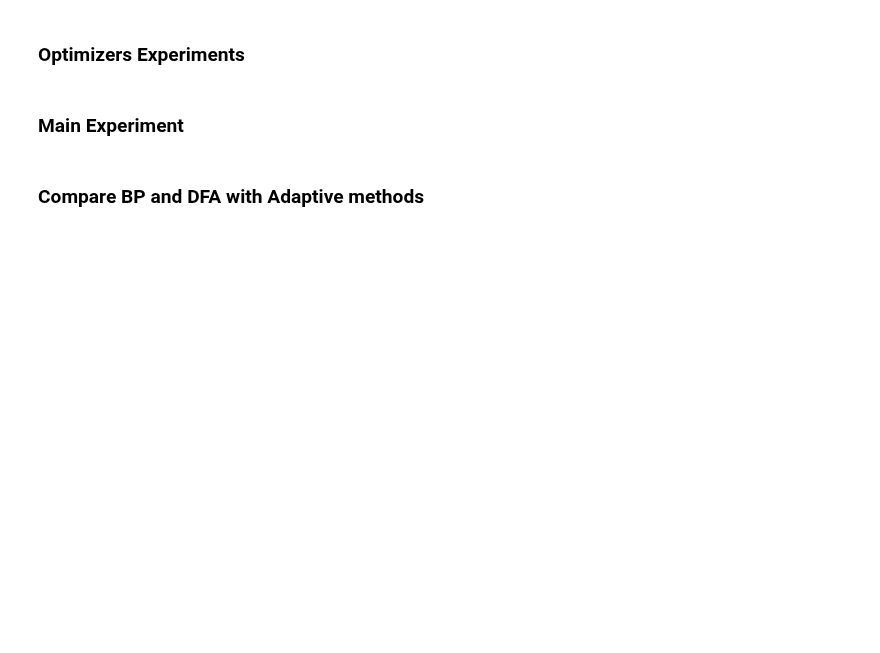
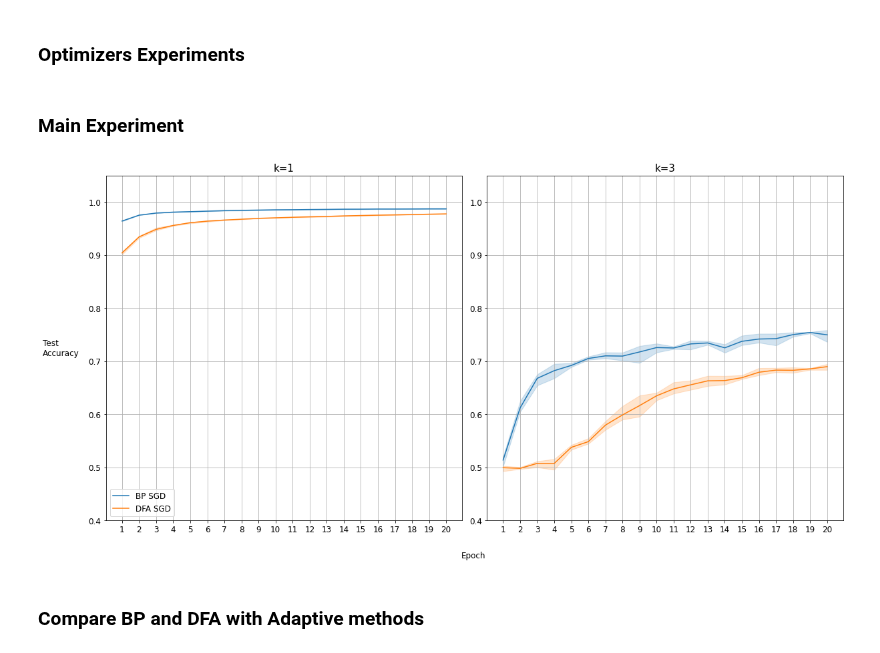
Before and after one commit to demirbilek95/Dynamics-of-Learning, a Jupyter notebook: 01-Experiments.ipynb, the cells around one changed output. Saved outputs shown, nothing was run; the diff lists cells and outputs as text; code cells hidden in the pictures; blank space fills up the shorter version.

```diff
--- a/01-Experiments.ipynb
+++ b/01-Experiments.ipynb
@@ -532,3 +670,35 @@ plt.show()
+# %%
+df_gen1 = pd.read_csv("runs/K1_SGD_BPDFA.csv")
+df_gen3 = pd.read_csv("runs/K3_SGD_BPDFA.csv")
+
+fig, (ax1,  ax3) = plt.subplots(1, 2, figsize=(16,8))
+
+ax1 = sns.lineplot(data=df_gen1, x="epoch", y="BP SGD", label="BP SGD", ax=ax1)
+ax1 = sns.lineplot(data=df_gen1, x="epoch", y="DFA SGD", label = "DFA SGD", ax=ax1)
+ax1.set_ylim(0.40,1.05)
+ax1.set_title("k=1", fontsize = 15)
+ax1.set_ylabel("")
+ax1.set_xlabel("")
+ax1.set_xticks(range(1,21))
+ax1.legend(loc = "lower left")
+ax1.grid(True)
+
+
+ax3 = sns.lineplot(data=df_gen3, x="epoch", y="BP SGD", ax=ax3)
+ax3 = sns.lineplot(data=df_gen3, x="epoch", y="DFA SGD", ax=ax3)
+ax3.set_ylim(0.40,1.05)
+ax3.set_title("k=3", fontsize = 15)
+ax3.set_ylabel("")
+ax3.set_xlabel("")
+ax3.set_xticks(range(1,21))
+ax3.grid(True)
+
+fig.tight_layout()
+fig.supxlabel('Epoch', x = 0.51, y = -0.05, fontsize = 12)
+fig.supylabel('Test \nAccuracy', fontsize=12, rotation=0, x = -0.05)
+fig.savefig("plots/k13_SGD_DFAvsBP.svg");
+# %% [output]
+[figure, added]
 # %%
 K = 3
 num_epochs = 20
```
Also changed, not shown: parts of 45 cells of this notebook, 2 other files.
